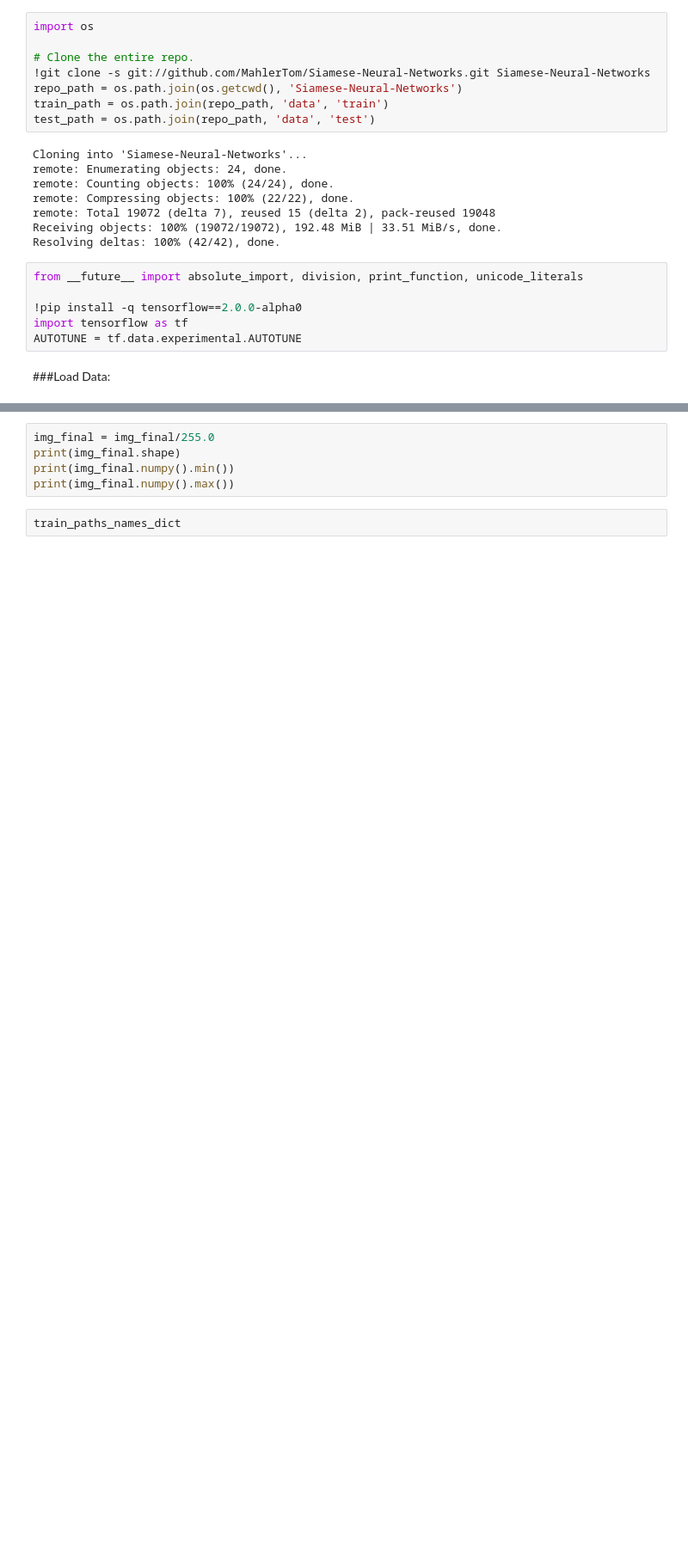
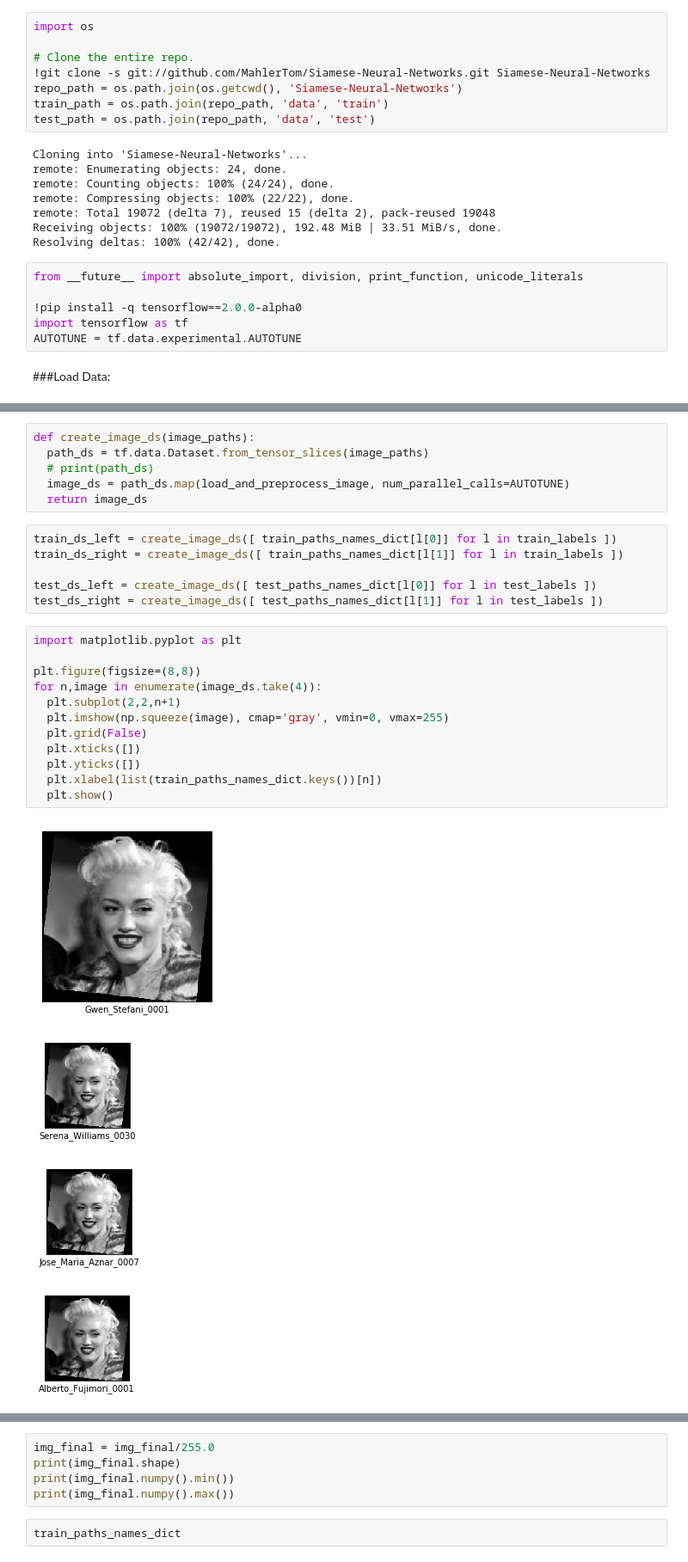
Before and after one commit to MahlerTom/SiameseNeuralNetworks, a Jupyter notebook: IntroToDeepEx02_Tom.ipynb, the cells around one changed output, grey strips where cells are left out. Shown at 86% size. Saved outputs shown, nothing was run; the diff lists cells and outputs as text; blank space fills up the shorter version.

```diff
--- a/IntroToDeepEx02_Tom.ipynb
+++ b/IntroToDeepEx02_Tom.ipynb
@@ -126,0 +116,29 @@ print()
+# %%
+def create_image_ds(image_paths):
+  path_ds = tf.data.Dataset.from_tensor_slices(image_paths)
+  # print(path_ds)
+  image_ds = path_ds.map(load_and_preprocess_image, num_parallel_calls=AUTOTUNE)
+  return image_ds
+# %%
+train_ds_left = create_image_ds([ train_paths_names_dict[l[0]] for l in train_labels ])
+train_ds_right = create_image_ds([ train_paths_names_dict[l[1]] for l in train_labels ])
+
+test_ds_left = create_image_ds([ test_paths_names_dict[l[0]] for l in test_labels ])
+test_ds_right = create_image_ds([ test_paths_names_dict[l[1]] for l in test_labels ])
+# %%
+import matplotlib.pyplot as plt
+
+plt.figure(figsize=(8,8))
+for n,image in enumerate(image_ds.take(4)):
+  plt.subplot(2,2,n+1)
+  plt.imshow(np.squeeze(image), cmap='gray', vmin=0, vmax=255)
+  plt.grid(False)
+  plt.xticks([])
+  plt.yticks([])
+  plt.xlabel(list(train_paths_names_dict.keys())[n])
+  plt.show()
+# %% [output]
+[figure, added]
+[figure, added]
+[figure, added]
+[figure, added]
```
Also changed, not shown: parts of 6 cells of this notebook.
